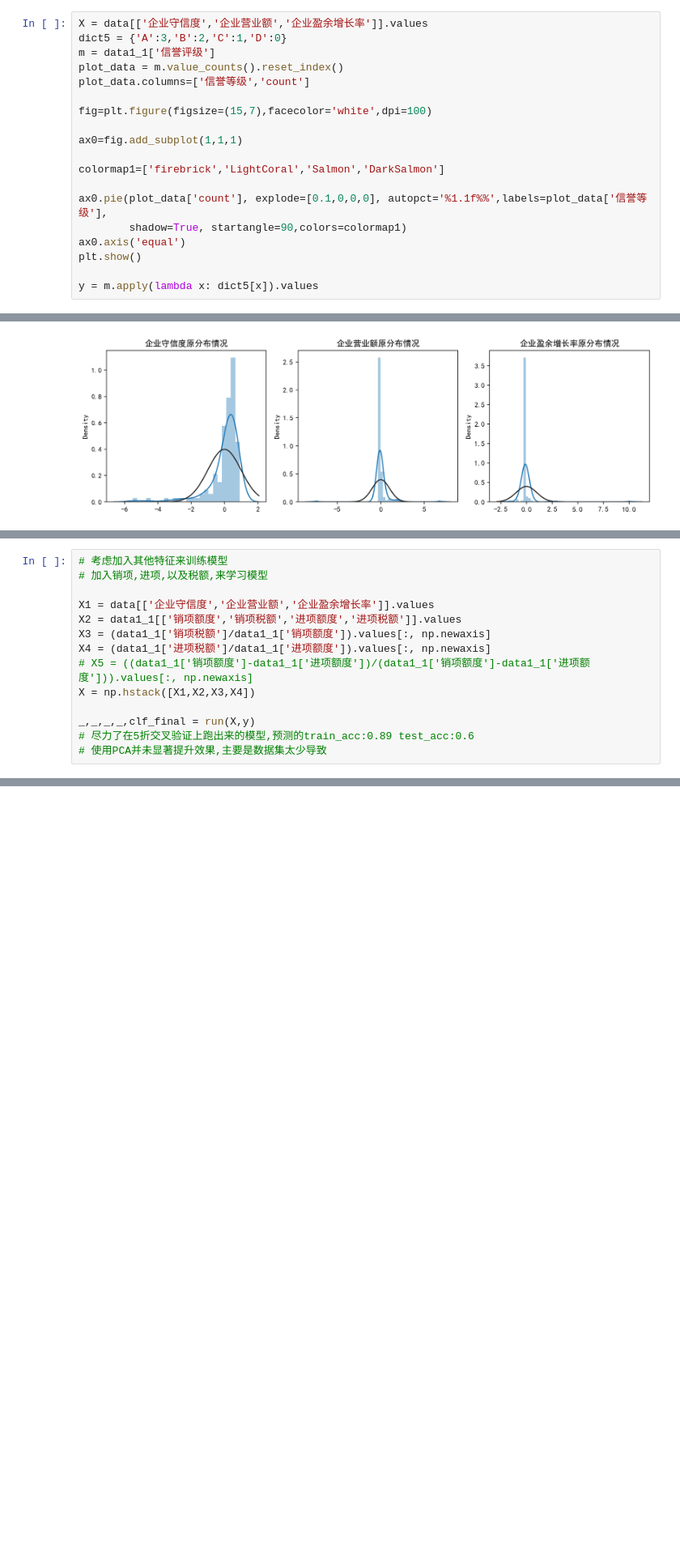
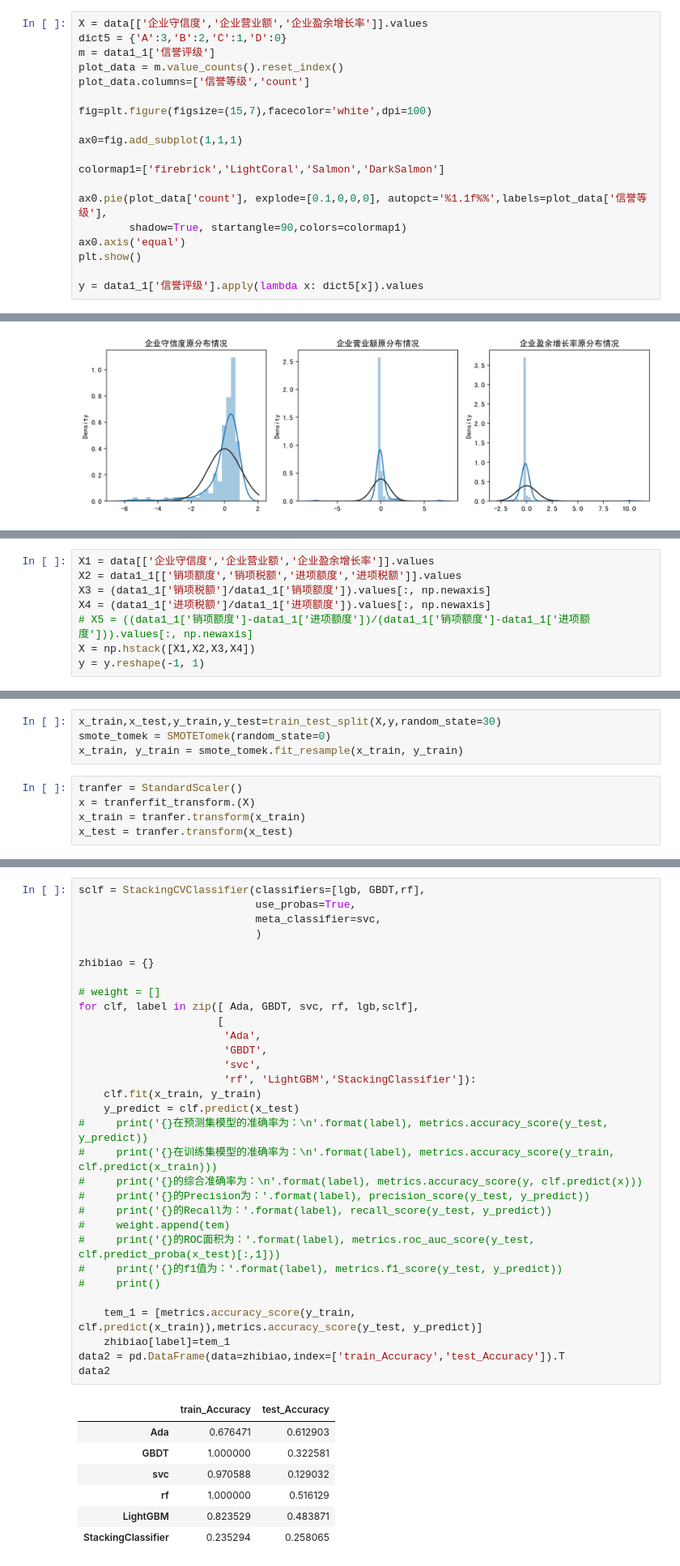
Before and after one commit to XuRui314/MathematicalModeling, a Jupyter notebook: 2020_c.ipynb, the cells around one changed output, grey strips where cells are left out. Shown at 81% size. Saved outputs shown, nothing was run; the diff lists cells and outputs as text; blank space fills up the shorter version.

```diff
--- a/2020_c.ipynb
+++ b/2020_c.ipynb
@@ -804,7 +867,7 @@ ax0.pie(plot_data['count'], explode=[0.1,0,0,0], autopct='%1.1f%%',labels=plot_d
 ax0.axis('equal')
 plt.show()
 
-y = m.apply(lambda x: dict5[x]).values
+y = data1_1['信誉评级'].apply(lambda x: dict5[x]).values
 # %% [output]
 [figure]
 # %%
@@ -864,14 +969,8 @@ plt.show()
 # %%
-# 考虑加入其他特征来训练模型
-# 加入销项,进项,以及税额,来学习模型
-
 X1 = data[['企业守信度','企业营业额','企业盈余增长率']].values
 X2 = data1_1[['销项额度','销项税额','进项额度','进项税额']].values
 X3 = (data1_1['销项税额']/data1_1['销项额度']).values[:, np.newaxis]
 X4 = (data1_1['进项税额']/data1_1['进项额度']).values[:, np.newaxis]
 # X5 = ((data1_1['销项额度']-data1_1['进项额度'])/(data1_1['销项额度']-data1_1['进项额度'])).values[:, np.newaxis]
 X = np.hstack([X1,X2,X3,X4])
-
-_,_,_,_,clf_final = run(X,y)
-# 尽力了在5折交叉验证上跑出来的模型,预测的train_acc:0.89 test_acc:0.6
-# 使用PCA并未显著提升效果,主要是数据集太少导致
+y = y.reshape(-1, 1)
@@ -881,0 +977,9 @@ test accuracy =  0.6
+# %%
+x_train,x_test,y_train,y_test=train_test_split(X,y,random_state=30)
+smote_tomek = SMOTETomek(random_state=0)
+x_train, y_train = smote_tomek.fit_resample(x_train, y_train)
+# %%
+tranfer = StandardScaler()
+x = tranferfit_transform.(X)
+x_train = tranfer.transform(x_train)
+x_test = tranfer.transform(x_test)
@@ -881,0 +1016,39 @@ test accuracy =  0.6
+# %%
+sclf = StackingCVClassifier(classifiers=[lgb, GBDT,rf],
+                            use_probas=True,
+                            meta_classifier=svc,
+                            )
+
+zhibiao = {}
+
+# weight = []
+for clf, label in zip([ Ada, GBDT, svc, rf, lgb,sclf],
+                      [
+                       'Ada',
+                       'GBDT',
+                       'svc',
+                       'rf', 'LightGBM','StackingClassifier']):
+    clf.fit(x_train, y_train)
+    y_predict = clf.predict(x_test)
+#     print('{}在预测集模型的准确率为：\n'.format(label), metrics.accuracy_score(y_test, y_predict))
+#     print('{}在训练集模型的准确率为：\n'.format(label), metrics.accuracy_score(y_train, clf.predict(x_train)))
+#     print('{}的综合准确率为：\n'.format(label), metrics.accuracy_score(y, clf.predict(x)))
+#     print('{}的Precision为：'.format(label), precision_score(y_test, y_predict))
+#     print('{}的Recall为：'.format(label), recall_score(y_test, y_predict))
+#     weight.append(tem)
+#     print('{}的ROC面积为：'.format(label), metrics.roc_auc_score(y_test, clf.predict_proba(x_test)[:,1]))
+#     print('{}的f1值为：'.format(label), metrics.f1_score(y_test, y_predict))
+#     print()
+
+    tem_1 = [metrics.accuracy_score(y_train, clf.predict(x_train)),metrics.accuracy_score(y_test, y_predict)]
+    zhibiao[label]=tem_1
+data2 = pd.DataFrame(data=zhibiao,index=['train_Accuracy','test_Accuracy']).T
+data2
+# %% [output]
+|  | train_Accuracy | test_Accuracy |
+| Ada | 0.676471 | 0.612903 |
+| GBDT | 1.000000 | 0.322581 |
+| svc | 0.970588 | 0.129032 |
+| rf | 1.000000 | 0.516129 |
+| LightGBM | 0.823529 | 0.483871 |
+| StackingClassifier | 0.235294 | 0.258065 |
```
Also changed, not shown: parts of 22 cells of this notebook.
